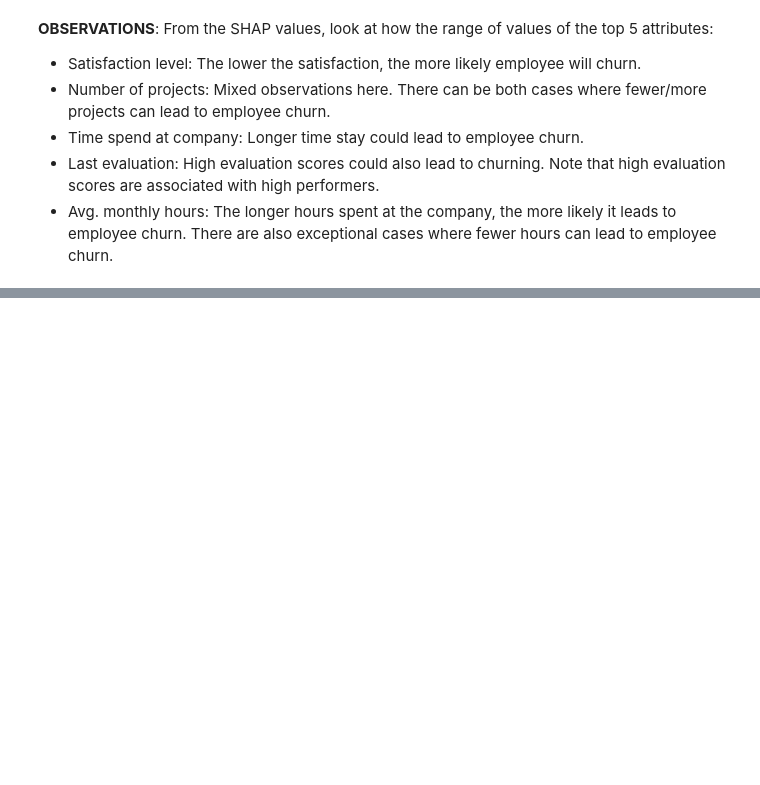
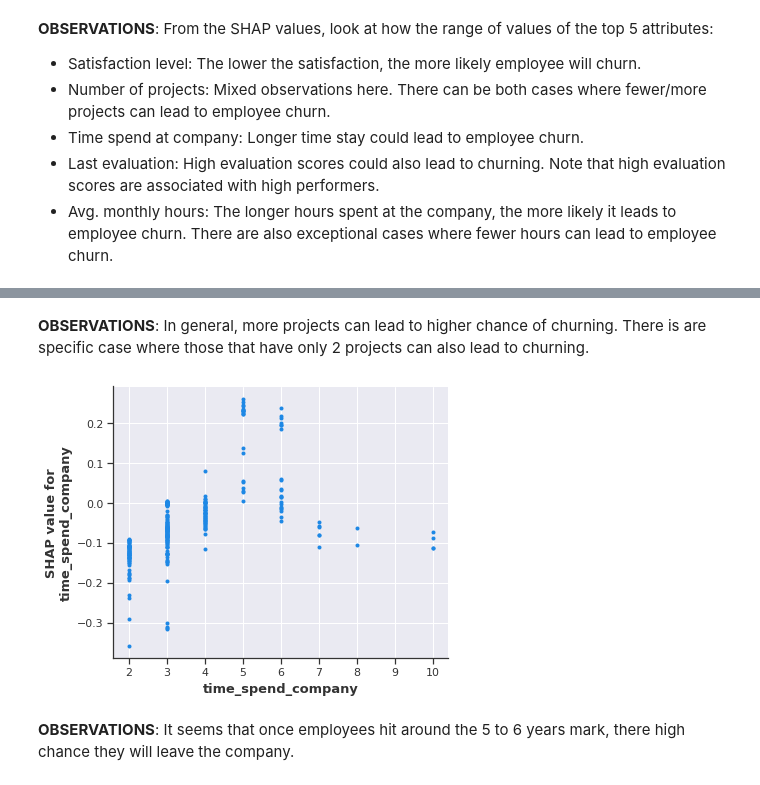
Before and after one commit to anthonyckleung/HR-Churn-Analysis, a Jupyter notebook: hr_churn_classification.ipynb, the cells around one changed output, grey strips where cells are left out. Drawn from its saved outputs; the diff is of its cells as text; code cells hidden in the pictures; blank space fills up the shorter version.

```diff
--- a/hr_churn_classification.ipynb
+++ b/hr_churn_classification.ipynb
@@ -297,0 +323,13 @@ shap.summary_plot(shap_values[1],
+# %% [markdown]
+**OBSERVATIONS**: In general, more projects can lead to higher chance of churning. There is are specific case where those that have only 2 projects can also lead to churning.
+# %%
+shap.dependence_plot('time_spend_company',
+                     shap_values[1],
+                     features = X_shap,
+                     feature_names = feat_columns,
+                     interaction_index = None,
+                     )
+# %% [output]
+[figure, added]
+# %% [markdown]
+**OBSERVATIONS**: It seems that once employees hit around the 5 to 6 years mark, there high chance they will leave the company.
```
Also changed, not shown: parts of 6 cells of this notebook.
